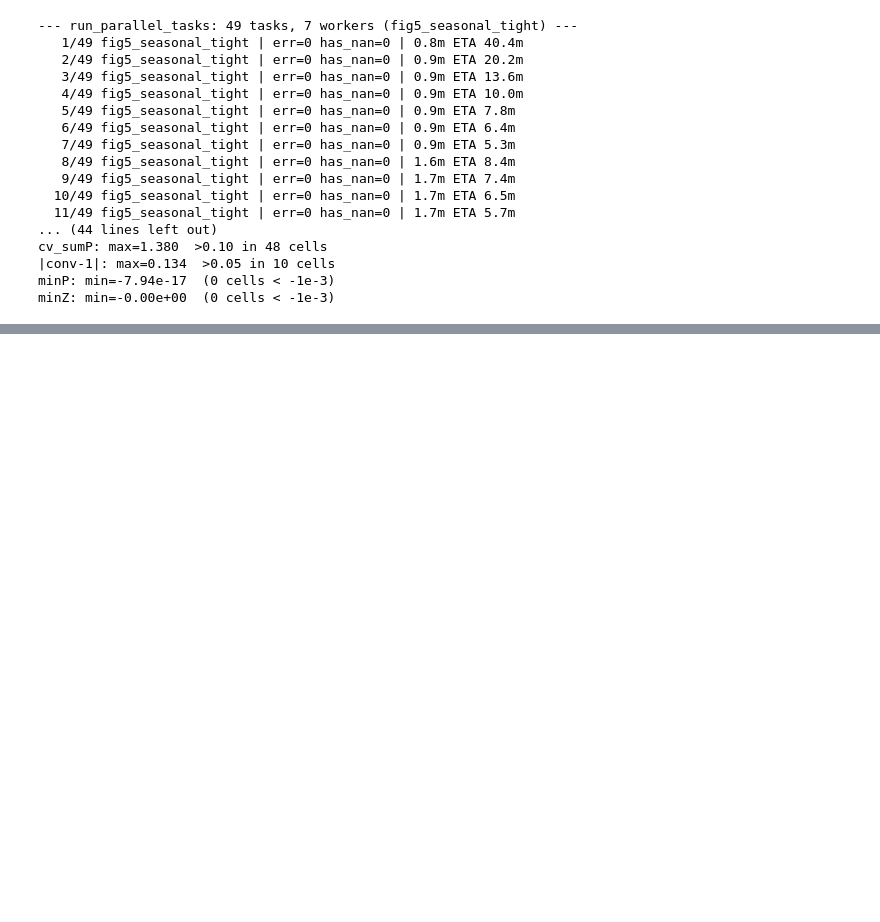
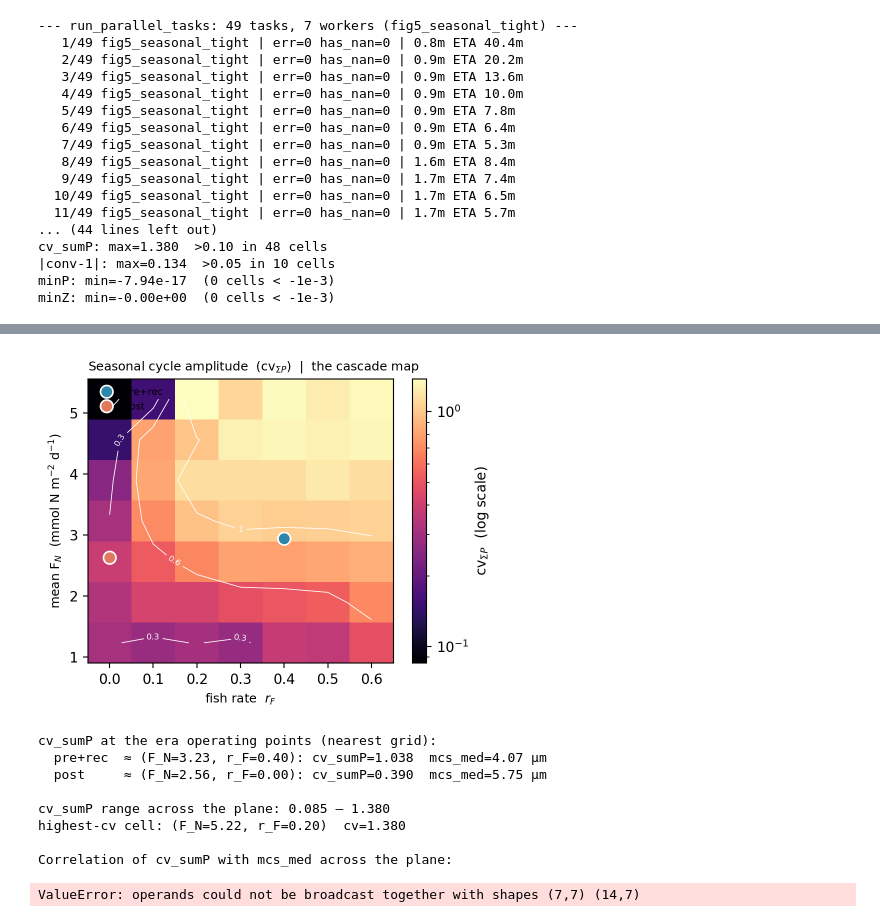
Before and after one commit to ben1post/SSMCariaco, a Jupyter notebook: plots/FIGURE_5.ipynb, the cells around one changed output, grey strips where cells are left out. Saved outputs shown, nothing was run; the diff lists cells and outputs as text; code cells hidden in the pictures; blank space fills up the shorter version.

```diff
--- a/plots/FIGURE_5.ipynb
+++ b/plots/FIGURE_5.ipynb
@@ -838,0 +1001,50 @@ ax.legend(fontsize=7, frameon=False); fig.tight_layout(); plt.show()
+# %%
+%config InlineBackend.figure_format = 'retina'
+import numpy as np, matplotlib.pyplot as plt
+from matplotlib.colors import LogNorm
+
+mean_FN = base['fn'].mean() * FN_SCALE
+
+fig, ax = plt.subplots(figsize=(4.8, 3.8))
+pc = ax.pcolormesh(R_F, mean_FN, CVSP, shading='nearest', cmap='magma',
+                   norm=LogNorm(vmin=max(np.nanmin(CVSP), 1e-3), vmax=np.nanmax(CVSP)))
+cs = ax.contour(R_F, mean_FN, CVSP, levels=[0.05, 0.1, 0.3, 0.6, 1.0],
+                colors='white', linewidths=0.6)
+ax.clabel(cs, fontsize=6, fmt='%.2g')
+
+# era operating points
+ax.plot(0.4, 2.94, 'o', ms=9, color='#2E86AB', mec='white', mew=1.2, label='pre+rec')
+ax.plot(0.0, 2.63, 'o', ms=9, color='#E07A5F', mec='white', mew=1.2, label='post')
+
+ax.set_xlabel('fish rate  $r_F$', fontsize=9)
+ax.set_ylabel(r'mean F$_N$  (mmol N m$^{-2}$ d$^{-1}$)', fontsize=9)
+ax.set_title('Seasonal cycle amplitude  (cv$_{\\Sigma P}$)  |  the cascade map',
+             fontsize=9, loc='left')
+ax.legend(fontsize=7, frameon=False, loc='upper left')
+cb = fig.colorbar(pc, label=r'cv$_{\Sigma P}$  (log scale)')
+fig.tight_layout(); plt.show()
+
+# numerical read-off
+print("cv_sumP at the era operating points (nearest grid):")
+for lbl, fn, rf in [('pre+rec', 2.94, 0.4), ('post', 2.63, 0.0)]:
+    i = int(np.argmin(np.abs(mean_FN - fn)))
+    j = int(np.argmin(np.abs(R_F - rf)))
+    print(f"  {lbl:8s} ≈ (F_N={mean_FN[i]:.2f}, r_F={R_F[j]:.2f}): "
+          f"cv_sumP={CVSP[i,j]:.3f}  mcs_med={MCS[i,j]:.2f} µm")
+print(f"\ncv_sumP range across the plane: {np.nanmin(CVSP):.3f} – {np.nanmax(CVSP):.3f}")
+print(f"highest-cv cell: (F_N={mean_FN[i_hi]:.2f}, r_F={R_F[j_hi]:.2f})  cv={CVSP[i_hi,j_hi]:.3f}")
+print(f"\nCorrelation of cv_sumP with mcs_med across the plane:")
+ok = np.isfinite(CVSP) & np.isfinite(MCS)
+r = np.corrcoef(CVSP[ok], MCS[ok])[0,1]
+print(f"  r = {r:+.3f}  (positive → bigger cycles ↔ bigger time-mean cells, the cascade-as-amplitude reading)")
+# %% [output]
+[figure, added]
+cv_sumP at the era operating points (nearest grid):
+  pre+rec  ≈ (F_N=3.23, r_F=0.40): cv_sumP=1.038  mcs_med=4.07 µm
+  post     ≈ (F_N=2.56, r_F=0.00): cv_sumP=0.390  mcs_med=5.75 µm
+
+cv_sumP range across the plane: 0.085 – 1.380
+highest-cv cell: (F_N=5.22, r_F=0.20)  cv=1.380
+
+Correlation of cv_sumP with mcs_med across the plane:
+ValueError: operands could not be broadcast together with shapes (7,7) (14,7)
```
Also changed, not shown: parts of 6 cells of this notebook, 1 other file.
